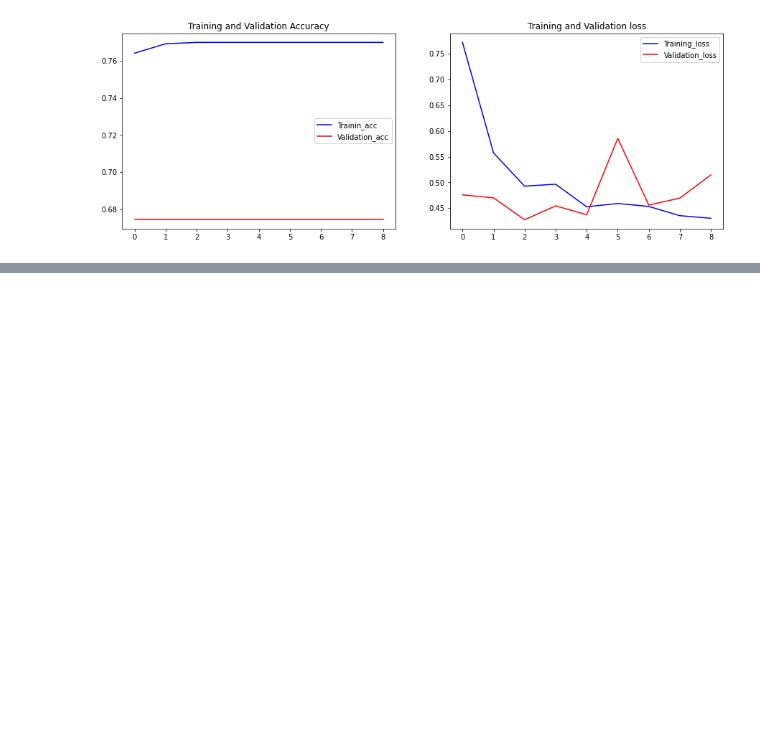
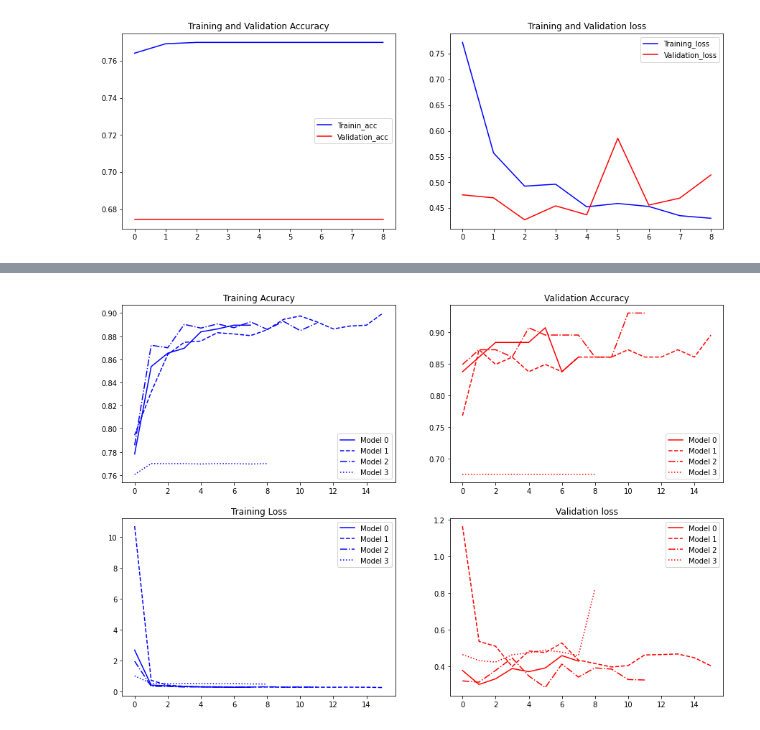
Before and after one commit to barauna-lo/CAP4213-Deep-Learning, a Jupyter notebook: AT7_CNN_Aprendizado_Profundo.ipynb, the cells around one changed output, grey strips where cells are left out. Cells and saved outputs as stored; diff of their text form; code cells hidden in the pictures; blank space fills up the shorter version.

```diff
--- a/AT7_CNN_Aprendizado_Profundo.ipynb
+++ b/AT7_CNN_Aprendizado_Profundo.ipynb
@@ -767,0 +790,44 @@ plt.show()
+# %%
+plt.figure(figsize=(15, 10))
+
+linestyles = ['-', '--', '-.', ':']
+
+# TREINO DA ACURACIA
+plt.subplot(221)
+plt.plot(epochs0,acc0,    label='Model 0',   color='blue', linestyle = linestyles[0])
+plt.plot(epochs1,acc1,    label='Model 1',   color='blue', linestyle = linestyles[1])
+plt.plot(epochs2,acc2,    label='Model 2',   color='blue', linestyle = linestyles[2])
+plt.plot(epochs3,acc3,    label='Model 3',   color='blue', linestyle = linestyles[3])
+plt.legend()
+plt.title("Training Acuracy")
+
+# VALIDAÇÃO DA ACURACIA
+plt.subplot(222)
+plt.plot(epochs0,val_acc0,label='Model 0',color='red',linestyle = linestyles[0])
+plt.plot(epochs1,val_acc1,label='Model 1',color='red',linestyle = linestyles[1])
+plt.plot(epochs2,val_acc2,label='Model 2',color='red',linestyle = linestyles[2])
+plt.plot(epochs3,val_acc3,label='Model 3',color='red',linestyle = linestyles[3])
+plt.legend()
+plt.title("Validation Accuracy")
+
+# TREINO DE LOSS
+plt.subplot(223)
+plt.plot(epochs0,loss0,    label='Model 0',   color='blue', linestyle = linestyles[0])
+plt.plot(epochs1,loss1,    label='Model 1',   color='blue', linestyle = linestyles[1])
+plt.plot(epochs2,loss2,    label='Model 2',   color='blue', linestyle = linestyles[2])
+plt.plot(epochs3,loss3,    label='Model 3',   color='blue', linestyle = linestyles[3])
+plt.legend()
+plt.title("Training Loss")
+
+#VALIDAÇÃO DA PERDA
+plt.subplot(224)
+plt.plot(epochs0,val_loss0,label='Model 0',color='red',linestyle = linestyles[0])
+plt.plot(epochs1,val_loss1,label='Model 1',color='red',linestyle = linestyles[1])
+plt.plot(epochs2,val_loss2,label='Model 2',color='red',linestyle = linestyles[2])
+plt.plot(epochs3,val_loss3,label='Model 3',color='red',linestyle = linestyles[3])
+plt.legend()
+plt.title("Validation loss")
+
+plt.show()
+# %% [output]
+[figure, added]
```
Also changed, not shown: parts of 25 cells of this notebook.
